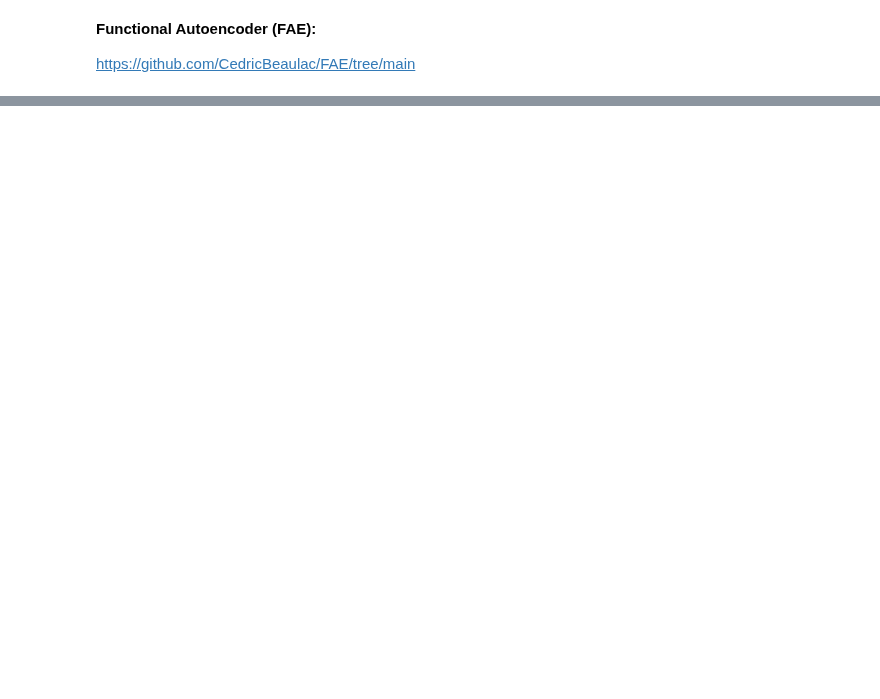
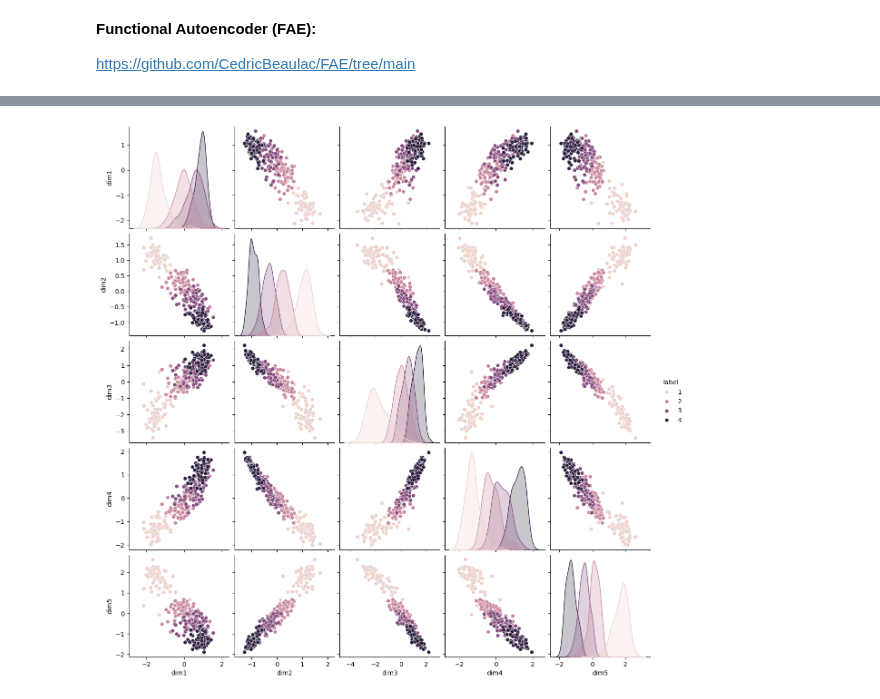
Before and after one commit to mobinapourmoshir/Functional-Autoencoder, a Jupyter notebook: FAE-Regular.ipynb, the cells around one changed output, grey strips where cells are left out. Drawn from its saved outputs; the diff is of its cells as text; code cells hidden in the pictures; blank space fills up the shorter version.

```diff
--- a/FAE-Regular.ipynb
+++ b/FAE-Regular.ipynb
@@ -278,0 +447,14 @@ stats.ttest_rel(classification_FAE_test_niter, classification_FPCA_test_niter) #
+# %%
+import matplotlib.pyplot as plt
+import seaborn as sns
+import pandas as pd
+
+reps = FAE_reps_all_niter[0].detach().numpy()
+
+df = pd.DataFrame(reps, columns=[f"dim{i+1}" for i in range(reps.shape[1])])
+df["label"] = labels
+
+sns.pairplot(df, hue="label")
+plt.show()
+# %% [output]
+[figure, added]
```
Also changed, not shown: parts of 10 cells of this notebook, 1 other file.
